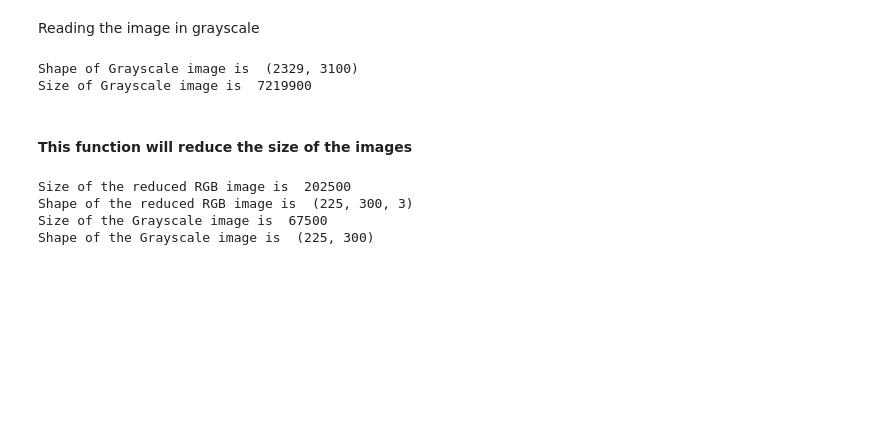
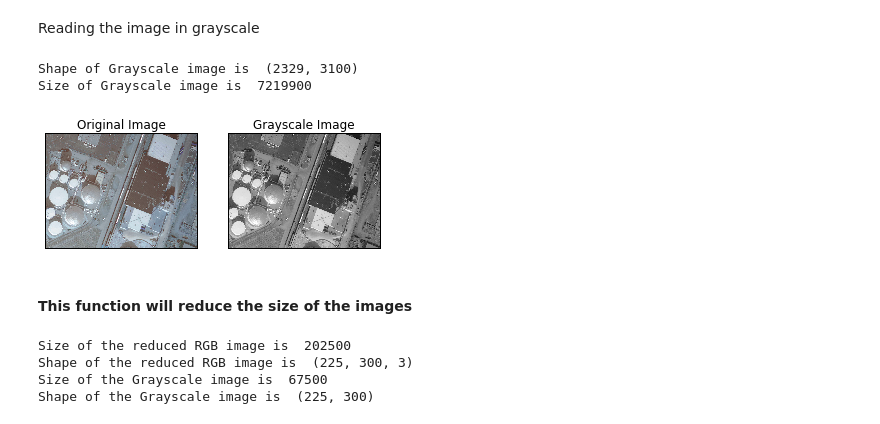
Before and after one commit to kramea/kaggle_cv, a Jupyter notebook: explore_cv.ipynb, the cells around one changed output. Drawn from its saved outputs; the diff is of its cells as text; code cells hidden in the pictures; blank space fills up the shorter version.

```diff
--- a/explore_cv.ipynb
+++ b/explore_cv.ipynb
@@ -46,3 +44,12 @@ cv2.destroyAllWindows()
+# %%
+plt.subplot(121),plt.imshow(img1)
+plt.title('Original Image'), plt.xticks([]), plt.yticks([])
+plt.subplot(122),plt.imshow(img_gs,cmap = 'gray')
+plt.title('Grayscale Image'), plt.xticks([]), plt.yticks([])
+
+plt.show()
+# %% [output]
+[figure, added]
 # %% [markdown]
 #### This function will reduce the size of the images
 # %%
```
Also changed, not shown: parts of 9 cells of this notebook, 1 other file.
